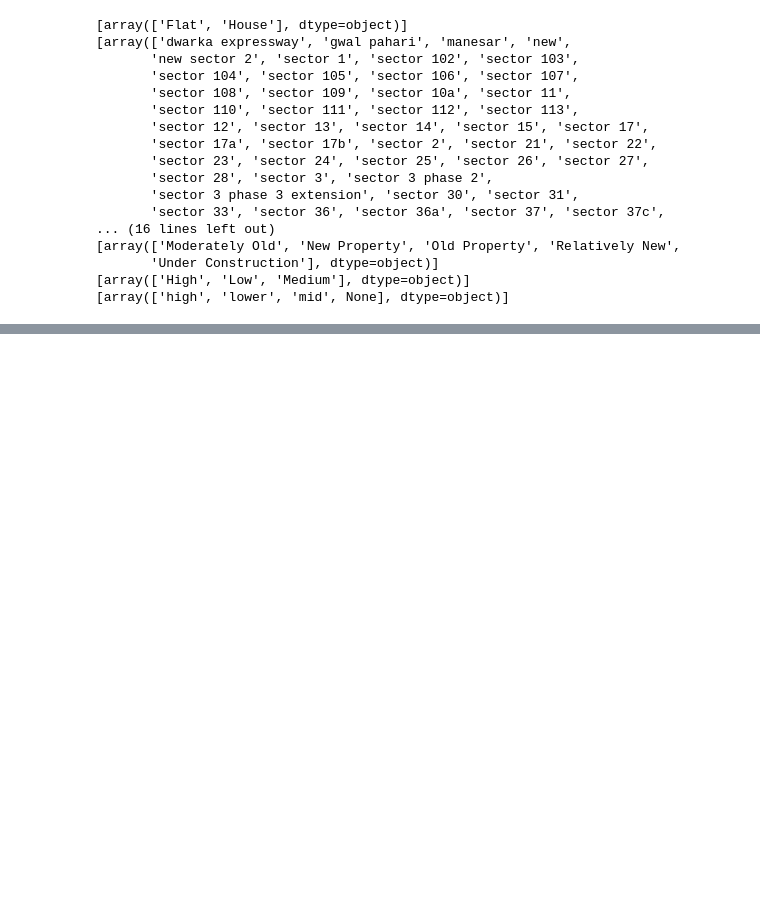
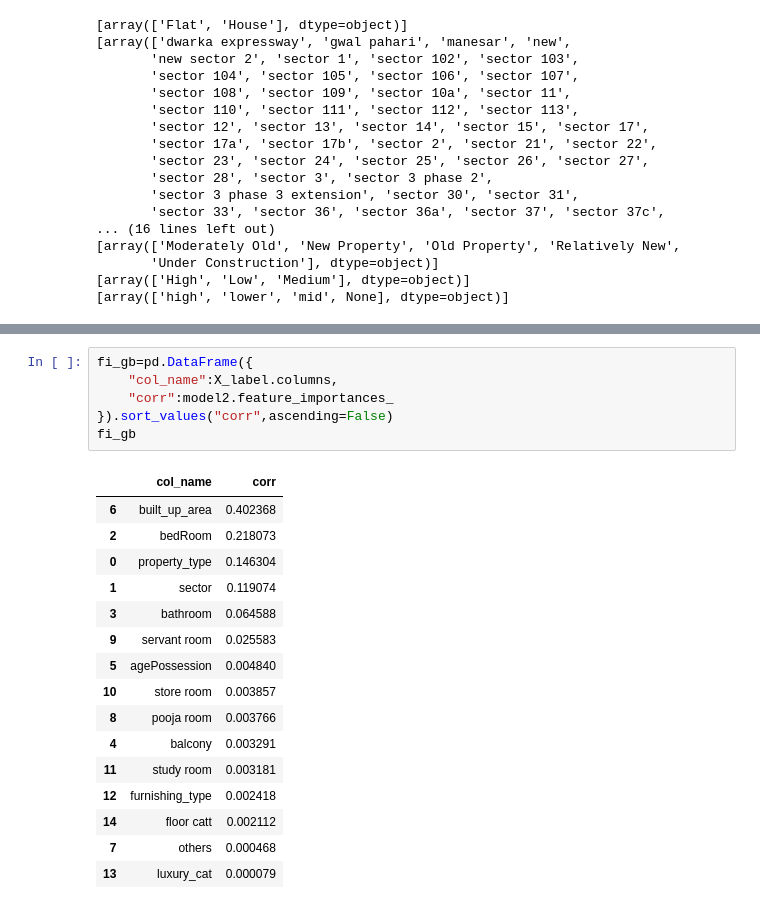
Before and after one commit to karansingh-chauhan/Real-Estate-Analysis, a Jupyter notebook: feature selection/feature_selection.ipynb, the cells around one changed output, grey strips where cells are left out. Drawn from its saved outputs; the diff is of its cells as text; blank space fills up the shorter version.

```diff
--- a/feature selection/feature_selection.ipynb
+++ b/feature selection/feature_selection.ipynb
@@ -131,0 +199,23 @@ y_label = data_label_encoded['price']
+# %%
+fi_gb=pd.DataFrame({
+    "col_name":X_label.columns,
+    "corr":model2.feature_importances_
+}).sort_values("corr",ascending=False)
+fi_gb
+# %% [output]
+|  | col_name | corr |
+| 6 | built_up_area | 0.402368 |
+| 2 | bedRoom | 0.218073 |
+| 0 | property_type | 0.146304 |
+| 1 | sector | 0.119074 |
+| 3 | bathroom | 0.064588 |
+| 9 | servant room | 0.025583 |
+| 5 | agePossession | 0.004840 |
+| 10 | store room | 0.003857 |
+| 8 | pooja room | 0.003766 |
+| 4 | balcony | 0.003291 |
+| 11 | study room | 0.003181 |
+| 12 | furnishing_type | 0.002418 |
+| 14 | floor catt | 0.002112 |
+| 7 | others | 0.000468 |
+| 13 | luxury_cat | 0.000079 |
```
Also changed, not shown: parts of 24 cells of this notebook.
